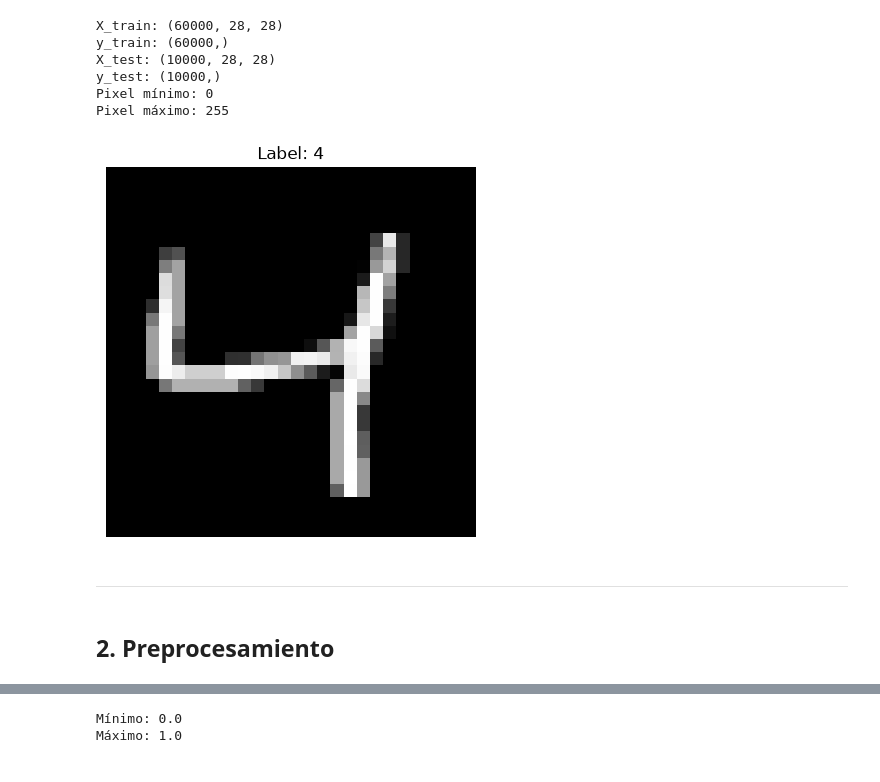
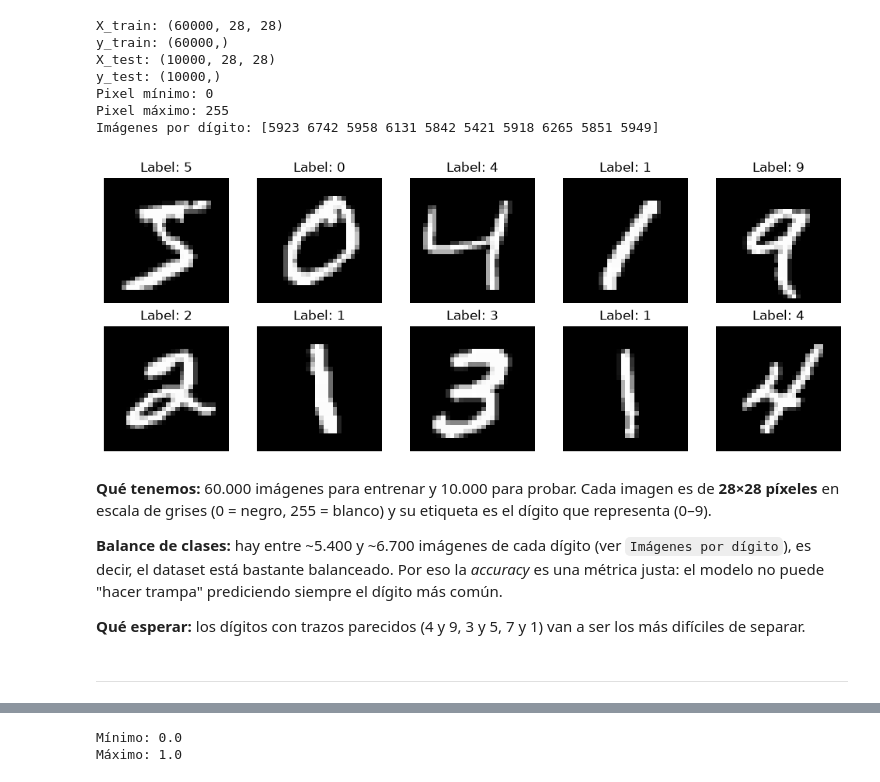
Before and after one commit to oscarmolmedo/TheHacht, a Jupyter notebook: Redes_Neuronales/01_mnist.ipynb, the cells around one changed output, grey strips where cells are left out. Saved outputs shown, nothing was run; the diff lists cells and outputs as text; code cells hidden in the pictures.

Commit message:
ADD: Notebooks finales para presentacion

```diff
--- a/Redes_Neuronales/01_mnist.ipynb
+++ b/Redes_Neuronales/01_mnist.ipynb
@@ -5,33 +17,46 @@
 # %%
 import numpy as np
 import matplotlib.pyplot as plt
 import tensorflow as tf
 from sklearn.metrics import confusion_matrix, ConfusionMatrixDisplay
 
-#MNIST opr default ya esta dividido en train y test
+# MNIST por defecto ya viene dividido en train y test
 (X_train, y_train), (X_test, y_test) = tf.keras.datasets.mnist.load_data()
 
 print("X_train:", X_train.shape)
 print("y_train:", y_train.shape)
 print("X_test:", X_test.shape)
 print("y_test:", y_test.shape)
 
 print("Pixel mínimo:", X_train.min())
 print("Pixel máximo:", X_train.max())
 
-plt.imshow(X_train[2], cmap="gray")
-plt.title(f"Label: {y_train[2]}")
-plt.axis("off")
+# Cuántas imágenes hay de cada dígito (para ver si el dataset está balanceado)
+print("Imágenes por dígito:", np.bincount(y_train))
+
+# Ejemplos visuales: las primeras 10 imágenes de entrenamiento
+plt.figure(figsize=(10, 4))
+for i in range(10):
+    plt.subplot(2, 5, i + 1)
+    plt.imshow(X_train[i], cmap="gray")
+    plt.title(f"Label: {y_train[i]}")
+    plt.axis("off")
+plt.tight_layout()
 plt.show()
 # %% [output]
 X_train: (60000, 28, 28)
 y_train: (60000,)
 X_test: (10000, 28, 28)
 y_test: (10000,)
 Pixel mínimo: 0
 Pixel máximo: 255
+Imágenes por dígito: [5923 6742 5958 6131 5842 5421 5918 6265 5851 5949]
-[figure, old version]
+[figure, new version]
+# %% [markdown]
+**Qué tenemos:** 60.000 imágenes para entrenar y 10.000 para probar. Cada imagen es de **28×28 píxeles** en escala de grises (0 = negro, 255 = blanco) y su etiqueta es el dígito que representa (0–9).
+
+**Balance de clases:** hay entre ~5.400 y ~6.700 imágenes de cada dígito (ver `Imágenes por dígito`), es decir, el dataset está bastante balanceado. Por eso la *accuracy* es una métrica justa: el modelo no puede "hacer trampa" prediciendo siempre el dígito más común.
+
+**Qué esperar:** los dígitos con trazos parecidos (4 y 9, 3 y 5, 7 y 1) van a ser los más difíciles de separar.
 # %% [markdown]
 ---
-# %% [markdown]
-## 2. Preprocesamiento
```
Also changed, not shown: parts of 39 cells of this notebook.
